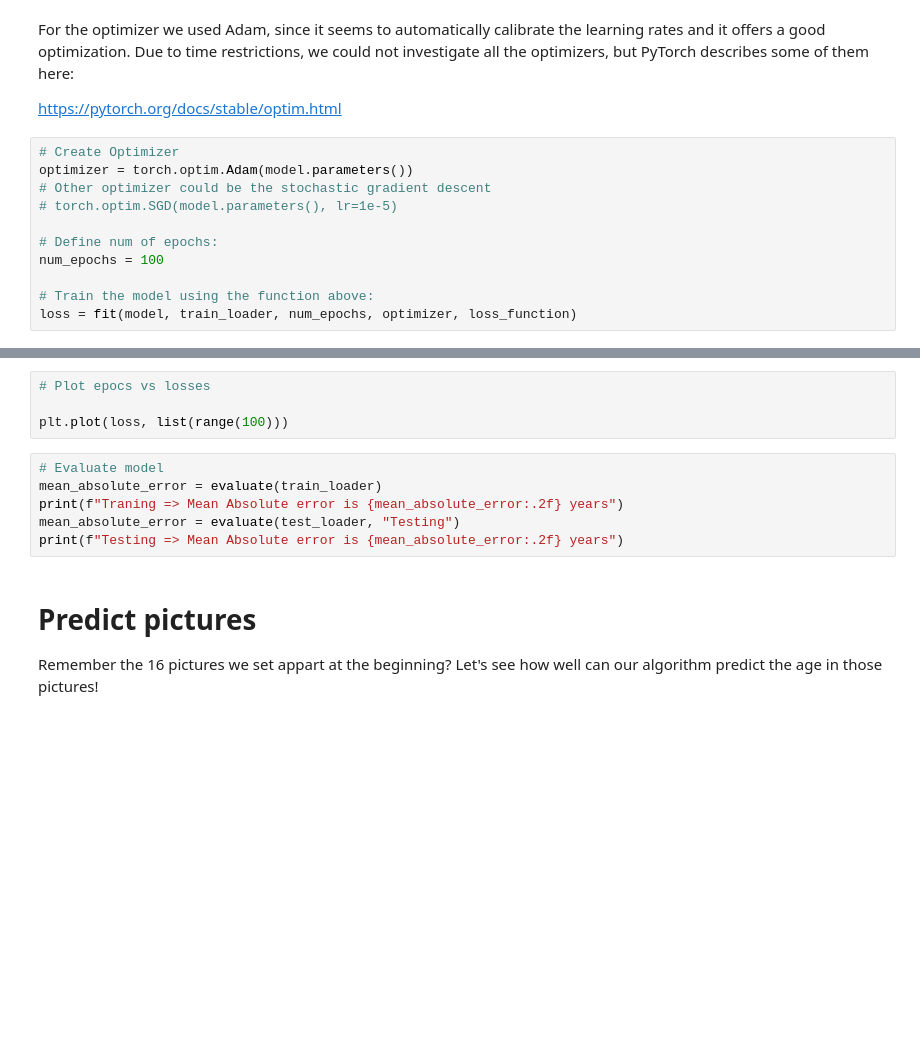
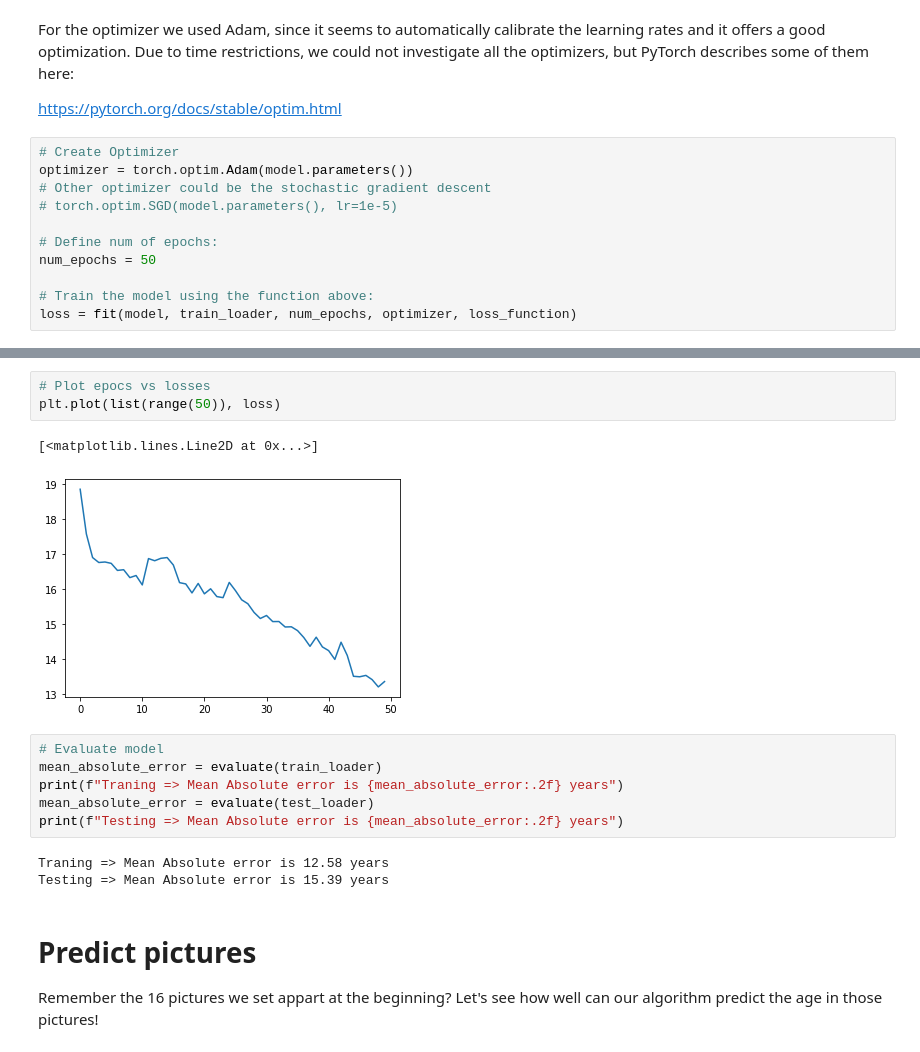
Before and after one commit to variableVG/CV_project, a Jupyter notebook: 06_PyTorch_CNN_Model.ipynb, the cells around one changed output, grey strips where cells are left out. Saved outputs shown, nothing was run; the diff lists cells and outputs as text; blank space fills up the shorter version.

```diff
--- a/06_PyTorch_CNN_Model.ipynb
+++ b/06_PyTorch_CNN_Model.ipynb
@@ -343,7 +340,7 @@ optimizer = torch.optim.Adam(model.parameters())
 # torch.optim.SGD(model.parameters(), lr=1e-5)
 
 # Define num of epochs:
-num_epochs = 100
+num_epochs = 50
 
 # Train the model using the function above:
 loss = fit(model, train_loader, num_epochs, optimizer, loss_function)
@@ -368,13 +365,18 @@ Epoch [50/50] loss: 13.529.
 # %%
 # Plot epocs vs losses
-
-plt.plot(loss, list(range(100)))
+plt.plot(list(range(50)), loss)
+# %% [output]
+[<matplotlib.lines.Line2D at 0x...>]
+[figure, added]
 # %%
 # Evaluate model
 mean_absolute_error = evaluate(train_loader)
 print(f"Traning => Mean Absolute error is {mean_absolute_error:.2f} years")
-mean_absolute_error = evaluate(test_loader, "Testing")
+mean_absolute_error = evaluate(test_loader)
 print(f"Testing => Mean Absolute error is {mean_absolute_error:.2f} years")
+# %% [output]
+Traning => Mean Absolute error is 12.58 years
+Testing => Mean Absolute error is 15.39 years
 # %% [markdown]
 # Predict pictures
 
```
Also changed, not shown: parts of 12 cells of this notebook.
